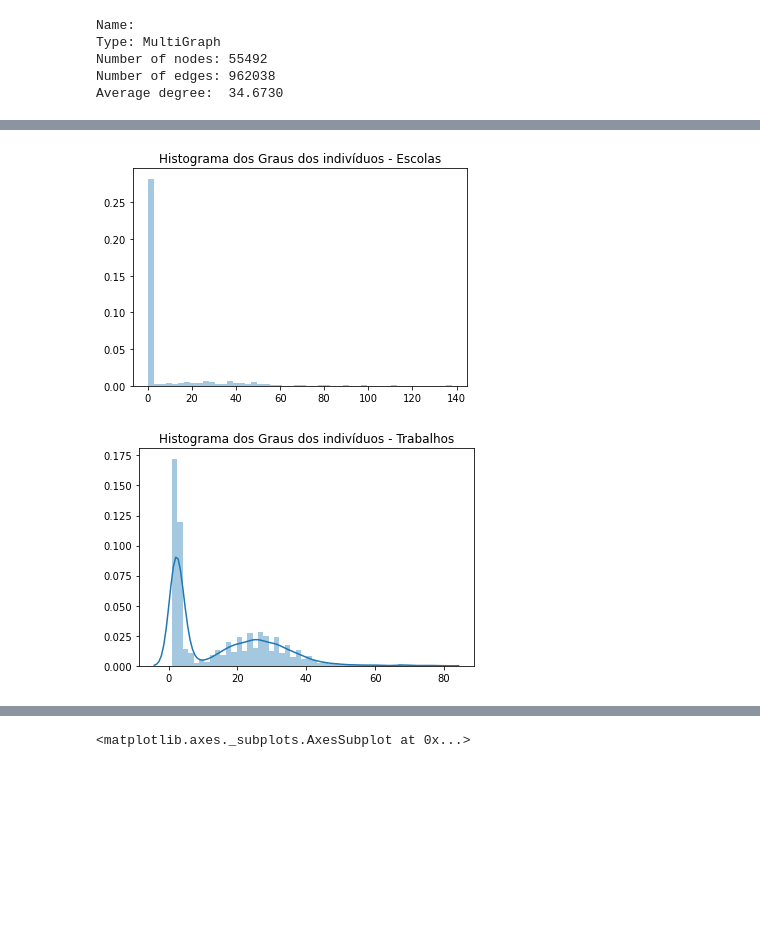
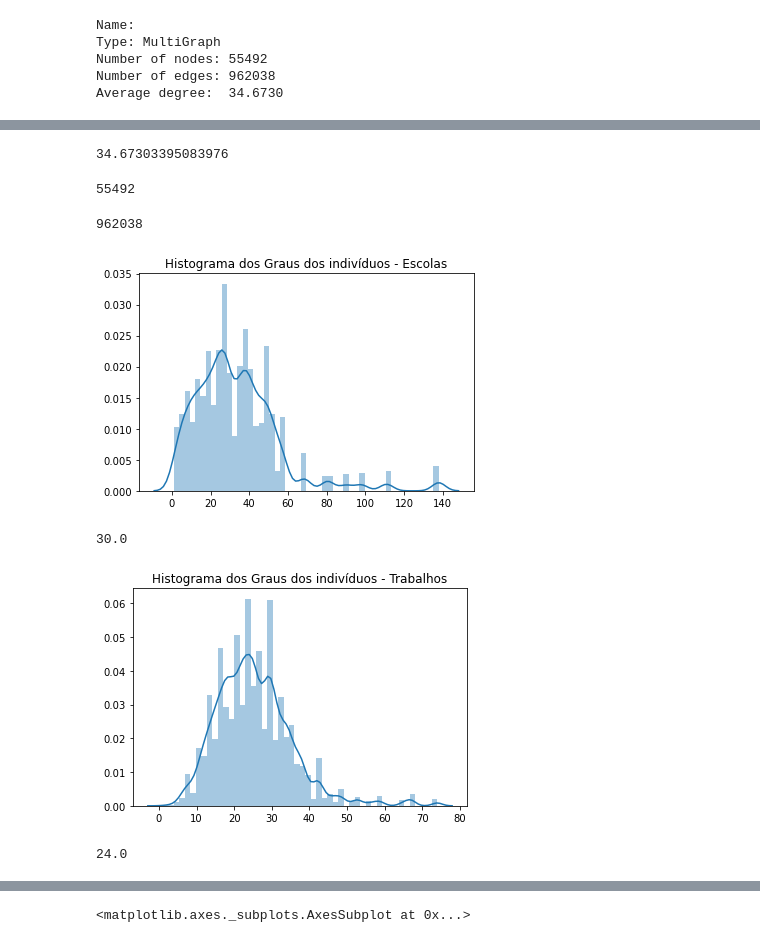
Before and after one commit to yambanis/CovidMDP, a Jupyter notebook: notebooks/Modelagem Grafo SP/GRAPH EDA.ipynb, the cells around one changed output, grey strips where cells are left out. Drawn from its saved outputs; the diff is of its cells as text; code cells hidden in the pictures; blank space fills up the shorter version.

```diff
--- a/notebooks/Modelagem Grafo SP/GRAPH EDA.ipynb
+++ b/notebooks/Modelagem Grafo SP/GRAPH EDA.ipynb
@@ -23,5 +45,17 @@ len(max(nx.connected_components(G), key=len))
+# %%
+np.mean(list(dict(nx.degree(G)).values()))
+# %% [output]
+34.67303395083976
+# %%
+len(G)
+# %% [output]
+55492
+# %%
+len(G.edges)
+# %% [output]
+962038
 # %%
-degree_school = {k: 0 for k in G.nodes}
+degree_school = defaultdict(int)
 for e1,e2,v in G.edges(data=True):
     if v['edge_type'] == 'school':
         degree_school[e1] +=1
@@ -30,15 +64,23 @@ sns.distplot(list(degree_school.values()))
 plt.title('Histograma dos Graus dos indivíduos - Escolas')
 plt.show()
 # %% [output]
-[figure, old version]
+[figure, new version]
+# %%
+np.median(list(degree_school.values()))
+# %% [output]
+30.0
 # %%
-degree_school = {k: 0 for k in G.nodes}
+degree_work = defaultdict(int)
 for e1,e2,v in G.edges(data=True):
     if v['edge_type'] == 'work':
         degree_work[e1] +=1
         degree_work[e2] +=1
 sns.distplot(list(degree_work.values()))
 plt.title('Histograma dos Graus dos indivíduos - Trabalhos')
 plt.show()
 # %% [output]
-[figure, old version]
+[figure, new version]
+# %%
+np.median(list(degree_work.values()))
+# %% [output]
+24.0
```
Also changed, not shown: parts of 14 cells of this notebook, 21 other files.
